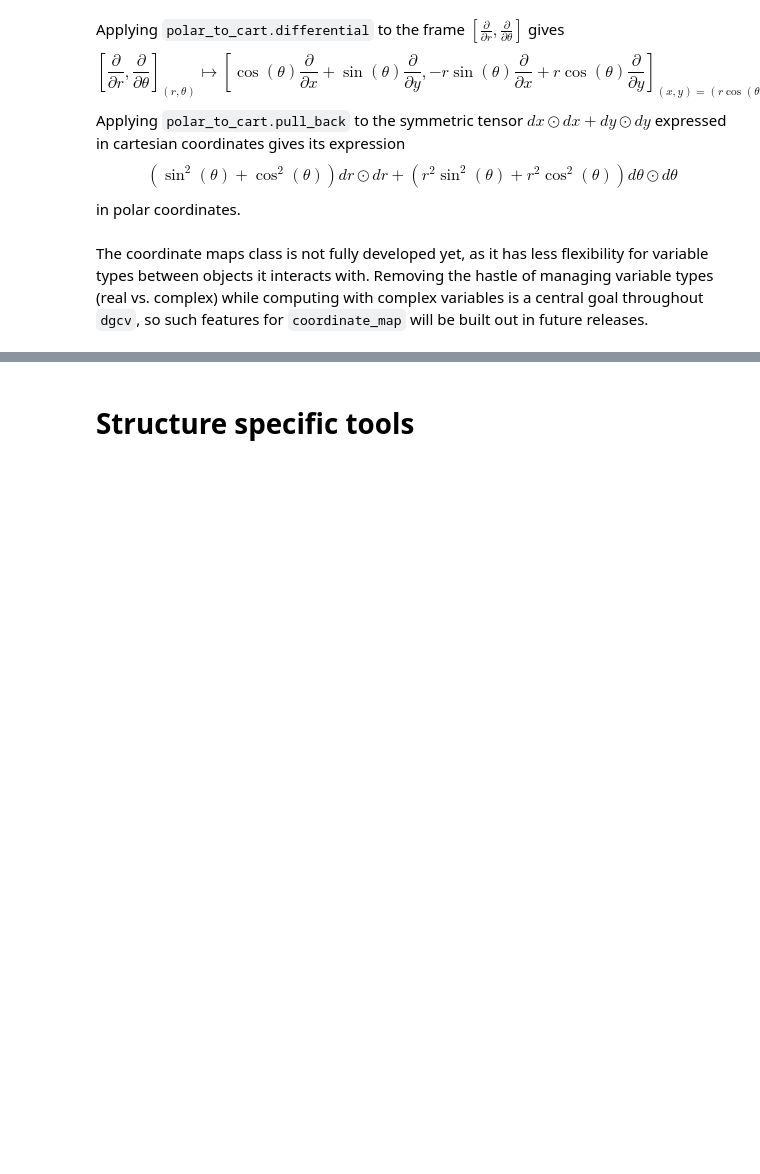
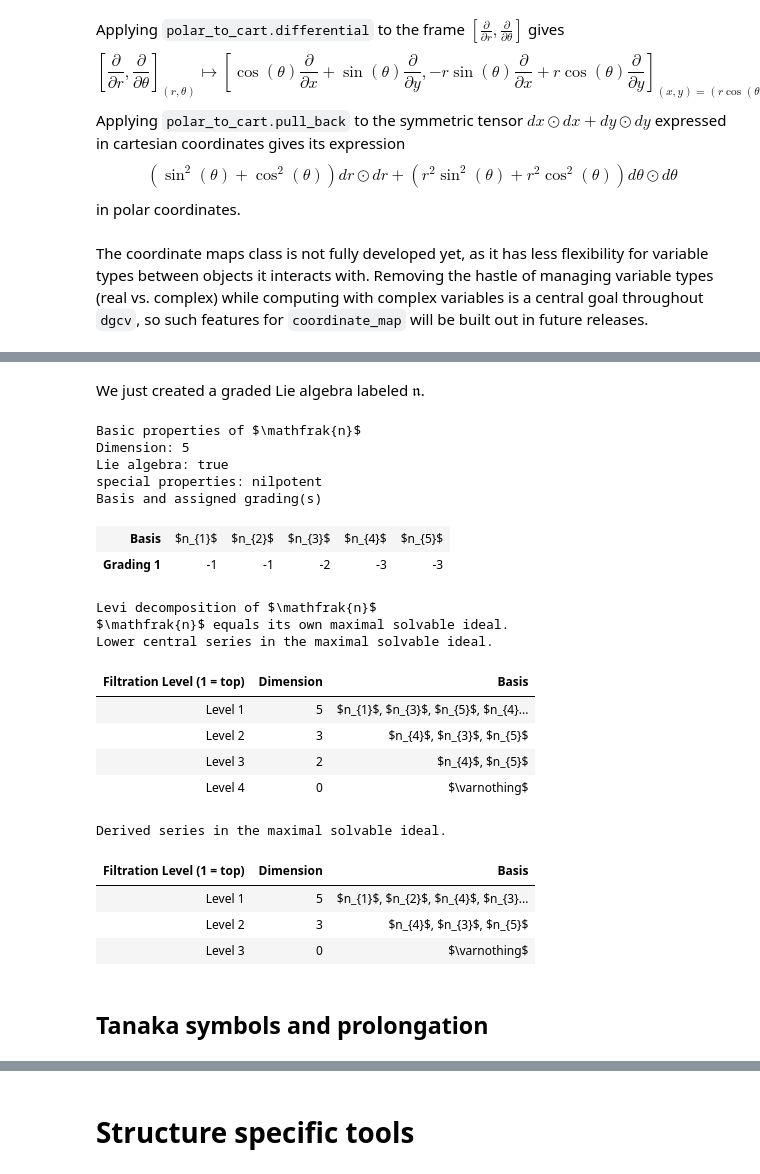
Before and after one commit to YikesItsSykes/DGCV, a Jupyter notebook: tutorials/DGCV_introduction.ipynb, the cells around one changed output, grey strips where cells are left out. Saved outputs shown, nothing was run; the diff lists cells and outputs as text; code cells hidden in the pictures; blank space fills up the shorter version.

```diff
--- a/tutorials/DGCV_introduction.ipynb
+++ b/tutorials/DGCV_introduction.ipynb
@@ -732,0 +827,28 @@ The coordinate maps class is not fully developed yet, as it has less flexibility
+# %%
+nil_approximation = D.nilpotent_approximation(label='n',exclude_from_VMF=True)
+show(f"We just created a graded Lie algebra labeled ${LaTeX(nil_approximation)}$.")
+n.summary(generate_full_report=True)
+# %% [output]
+We just created a graded Lie algebra labeled $\mathfrak{n}$.
+Basic properties of $\mathfrak{n}$
+Dimension: 5
+Lie algebra: true
+special properties: nilpotent
+Basis and assigned grading(s)
+| Basis | $n_{1}$ | $n_{2}$ | $n_{3}$ | $n_{4}$ | $n_{5}$ |
+| Grading 1 | -1 | -1 | -2 | -3 | -3 |
+Levi decomposition of $\mathfrak{n}$
+$\mathfrak{n}$ equals its own maximal solvable ideal.
+Lower central series in the maximal solvable ideal.
+| Filtration Level (1 = top) | Dimension | Basis |
+| Level 1 | 5 | $n_{1}$, $n_{3}$, $n_{5}$, $n_{4}... |
+| Level 2 | 3 | $n_{4}$, $n_{3}$, $n_{5}$ |
+| Level 3 | 2 | $n_{4}$, $n_{5}$ |
+| Level 4 | 0 | $\varnothing$ |
+Derived series in the maximal solvable ideal.
+| Filtration Level (1 = top) | Dimension | Basis |
+| Level 1 | 5 | $n_{1}$, $n_{2}$, $n_{4}$, $n_{3}... |
+| Level 2 | 3 | $n_{4}$, $n_{3}$, $n_{5}$ |
+| Level 3 | 0 | $\varnothing$ |
+# %% [markdown]
+## Tanaka symbols and prolongation
```
Also changed, not shown: parts of 85 cells of this notebook, 16 other files.
